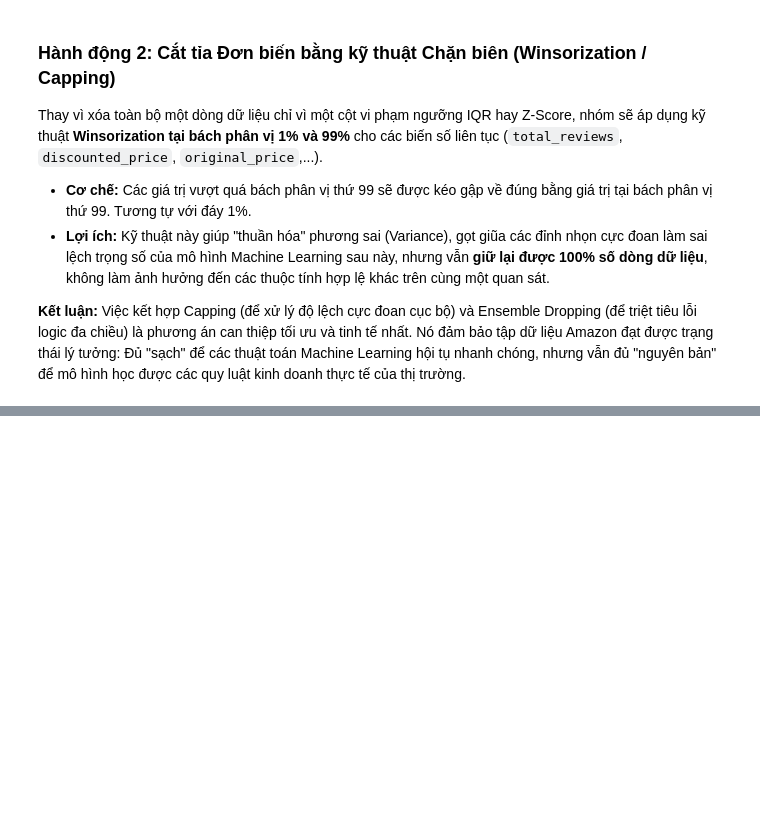
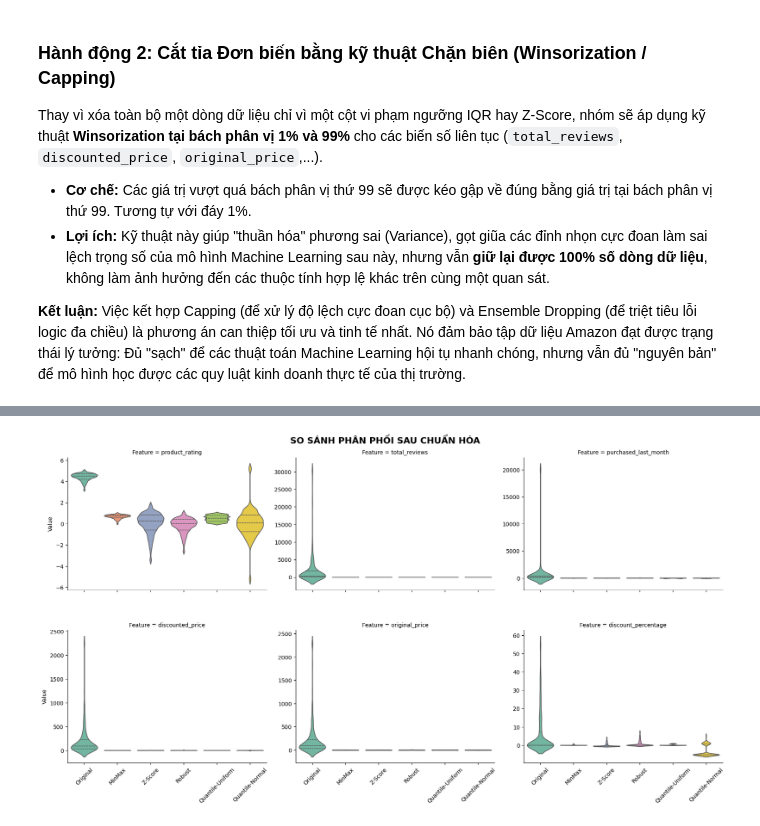
Before and after one commit to HungHiHung10/Lab01-Data-Mining, a Jupyter notebook: notebooks/04_preprocessing_tabular.ipynb, the cells around one changed output, grey strips where cells are left out. Cells and saved outputs as stored; diff of their text form; code cells hidden in the pictures; blank space fills up the shorter version.

```diff
--- a/notebooks/04_preprocessing_tabular.ipynb
+++ b/notebooks/04_preprocessing_tabular.ipynb
@@ -1388,0 +1503,34 @@ HOÀN TẤT TIỀN XỬ LÝ NGOẠI LAI!
+# %%
+# Lấy mẫu CHUNG một tập index để đồng bộ dữ liệu so sánh
+sample_idx = base_df.index
+if len(sample_idx) > 4000:
+    sample_idx = pd.Series(sample_idx).sample(4000, random_state=42).values
+
+# Chuyển đổi dữ liệu sang dạng dài (long format) cho Seaborn
+long_frames = []
+for name, df_scaled in scaled_dfs.items():
+    tmp = df_scaled.loc[sample_idx, cols].copy()
+    tmp['Scaler'] = name
+    long_frames.append(tmp)
+
+viz_df = pd.concat(long_frames).reset_index(drop=True)
+melt_df = viz_df.melt(id_vars=['Scaler'], value_vars=cols, var_name='Feature', value_name='Value')
+
+# Vẽ biểu đồ Violin
+g = sns.catplot(
+    data=melt_df,
+    x='Scaler', y='Value', col='Feature',
+    kind='violin', sharey=False, col_wrap=3,
+    height=4.5, aspect=1.3, palette='Set2', inner='quartile'
+)
+
+g.fig.subplots_adjust(top=0.92, hspace=0.3)
+g.fig.suptitle('SO SÁNH PHÂN PHỐI SAU CHUẨN HÓA', fontsize=16, fontweight='bold')
+
+for ax in g.axes.flatten():
+    ax.tick_params(axis='x', rotation=45)
+    ax.set_xlabel('')
+
+plt.show()
+# %% [output]
+[figure, added]
```
Also changed, not shown: parts of 26 cells of this notebook, 1 other file.
